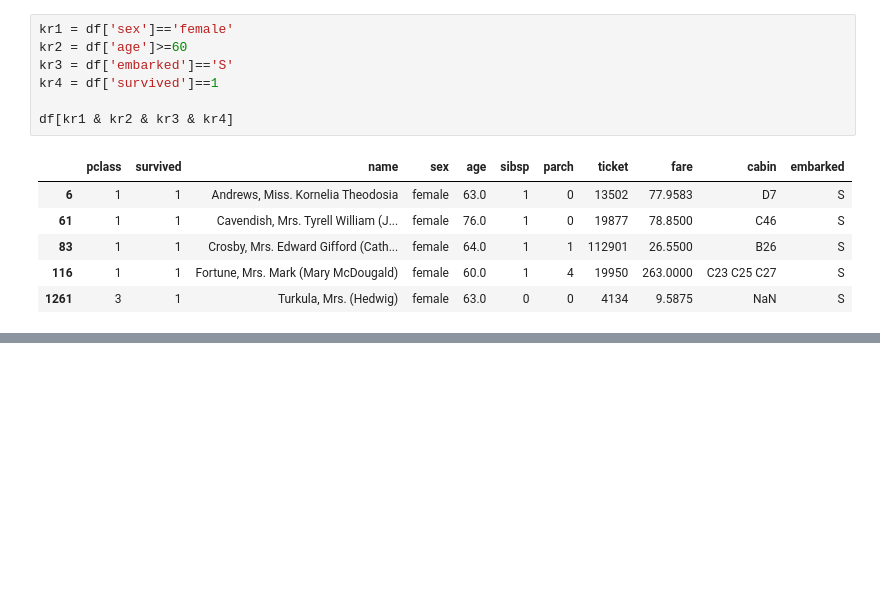
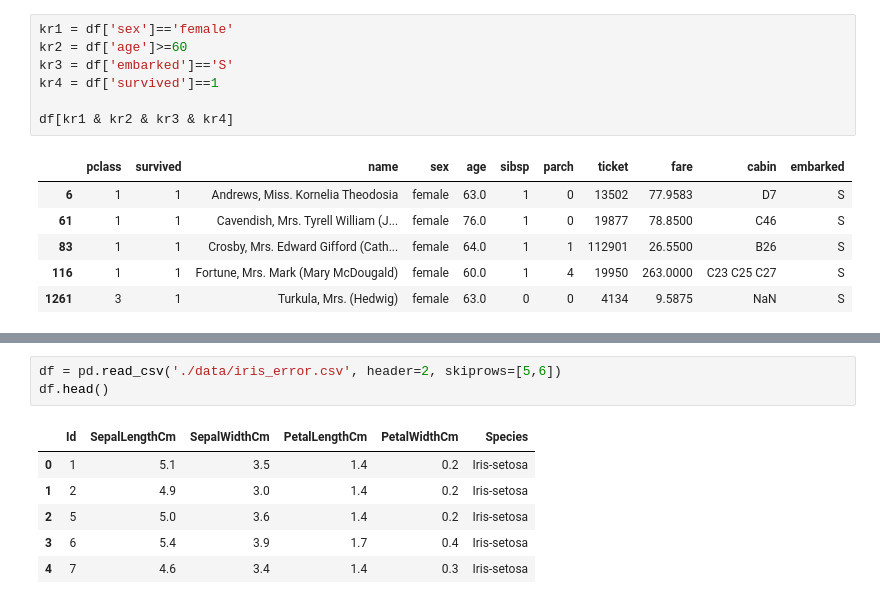
Before and after one commit to AlbertusAlanMehetabel/trik_pandas, a Jupyter notebook: Trik_Pandas_10.ipynb, the cells around one changed output, grey strips where cells are left out. Saved outputs shown, nothing was run; the diff lists cells and outputs as text; blank space fills up the shorter version.

```diff
--- a/Trik_Pandas_10.ipynb
+++ b/Trik_Pandas_10.ipynb
@@ -76,0 +109,10 @@ df[kr1 & kr2 & kr3 & kr4]
+# %%
+df = pd.read_csv('./data/iris_error.csv', header=2, skiprows=[5,6])
+df.head()
+# %% [output]
+|  | Id | SepalLengthCm | SepalWidthCm | PetalLengthCm | PetalWidthCm | Species |
+| 0 | 1 | 5.1 | 3.5 | 1.4 | 0.2 | Iris-setosa |
+| 1 | 2 | 4.9 | 3.0 | 1.4 | 0.2 | Iris-setosa |
+| 2 | 5 | 5.0 | 3.6 | 1.4 | 0.2 | Iris-setosa |
+| 3 | 6 | 5.4 | 3.9 | 1.7 | 0.4 | Iris-setosa |
+| 4 | 7 | 4.6 | 3.4 | 1.4 | 0.3 | Iris-setosa |
```
Also changed, not shown: parts of 6 cells of this notebook.
